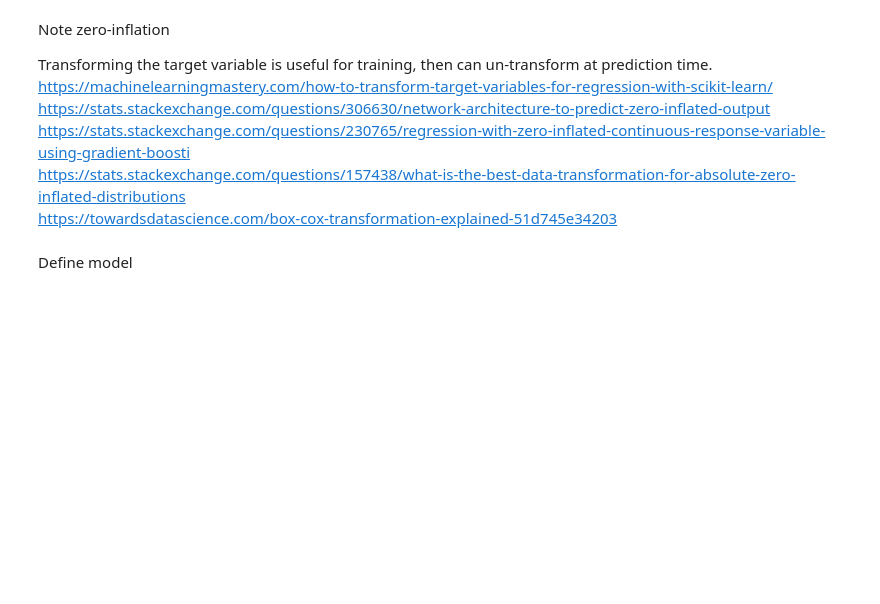
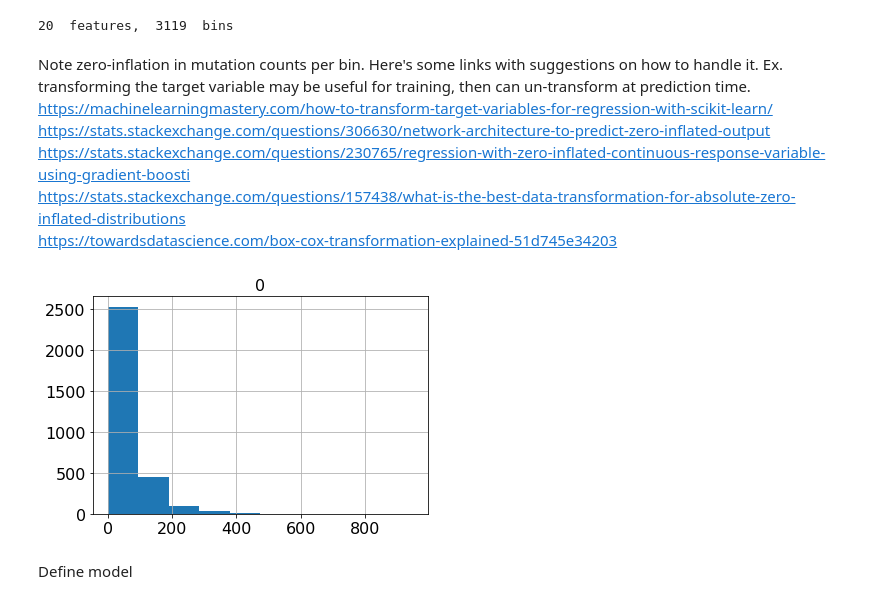
Before and after one commit to harrig12/mutrate-mlp, a Jupyter notebook: train.ipynb, the cells around one changed output. Drawn from its saved outputs; the diff is of its cells as text; code cells hidden in the pictures; blank space fills up the shorter version.

```diff
--- a/train.ipynb
+++ b/train.ipynb
@@ -18,17 +57,11 @@ Load prepared data
+# %%
+cancer = 'COAD'
+feature_subset = 'COAD'
 # %%
-from torch.utils.data import Dataset, DataLoader, random_split
-from sklearn.model_selection import train_test_split
-from torchvision import transforms
-
-def use_gpu(array):
-    return torch.from_numpy(array).float().cuda()
-
-
 class geneticData(Dataset):
-    def __init__(self, source, transform=None):
+    def __init__(self, source):
         self.data = np.load(source, allow_pickle = True)
-        self.x = self.data['hist_counts'].T
-        self.y = self.data['targets'][0]
+        self.x, self.y = subset_by_cancer(self.data, cancer = cancer, feature_subset = feature_subset)
         assert self.x.shape[0] == self.y.shape[0], 'sizes screwy'
         self.x_means = np.mean(self.x, axis=0)
         self.x_std=np.std(self.x, axis=0)
@@ -50,17 +74,16 @@ n_by_ps(101, [.7,.2,.1])
 # %%
 data_path = 'data_COAD_STAD_w1e6.npz'
 full = geneticData(data_path)
-train, val, test = random_split(full, n_by_ps(len(full), [.70, .15, .15]))
+train, test = random_split(full, n_by_ps(len(full), [.70, .30]))
 
 n_features = full.x.shape[1]
 batch_size=200
 p = 0
-torch.manual_seed(2515)
-print(n_features, " features, ", len(full), " samples")
+print(n_features, " features, ", len(full), " bins")
+# %% [output]
+20  features,  3119  bins
 # %% [markdown]
-Note zero-inflation
-
-Transforming the target variable is useful for training, then can un-transform at prediction time.
+Note zero-inflation in mutation counts per bin. Here's some links with suggestions on how to handle it. Ex. transforming the target variable may be useful for training, then can un-transform at prediction time.
 https://machinelearningmastery.com/how-to-transform-target-variables-for-regression-with-scikit-learn/
 https://stats.stackexchange.com/questions/306630/network-architecture-to-predict-zero-inflated-output
 https://stats.stackexchange.com/questions/230765/regression-with-zero-inflated-continuous-response-variable-using-gradient-boosti
@@ -73,2 +92,6 @@ pd.DataFrame(np.array(full.y)).hist()
+# %%
+hist(full.y)
+# %% [output]
+[figure, added]
 # %%
 train_loader = DataLoader(train, batch_size=batch_size, shuffle =True, num_workers = p)
```
Also changed, not shown: parts of 47 cells of this notebook, 1 other file.
